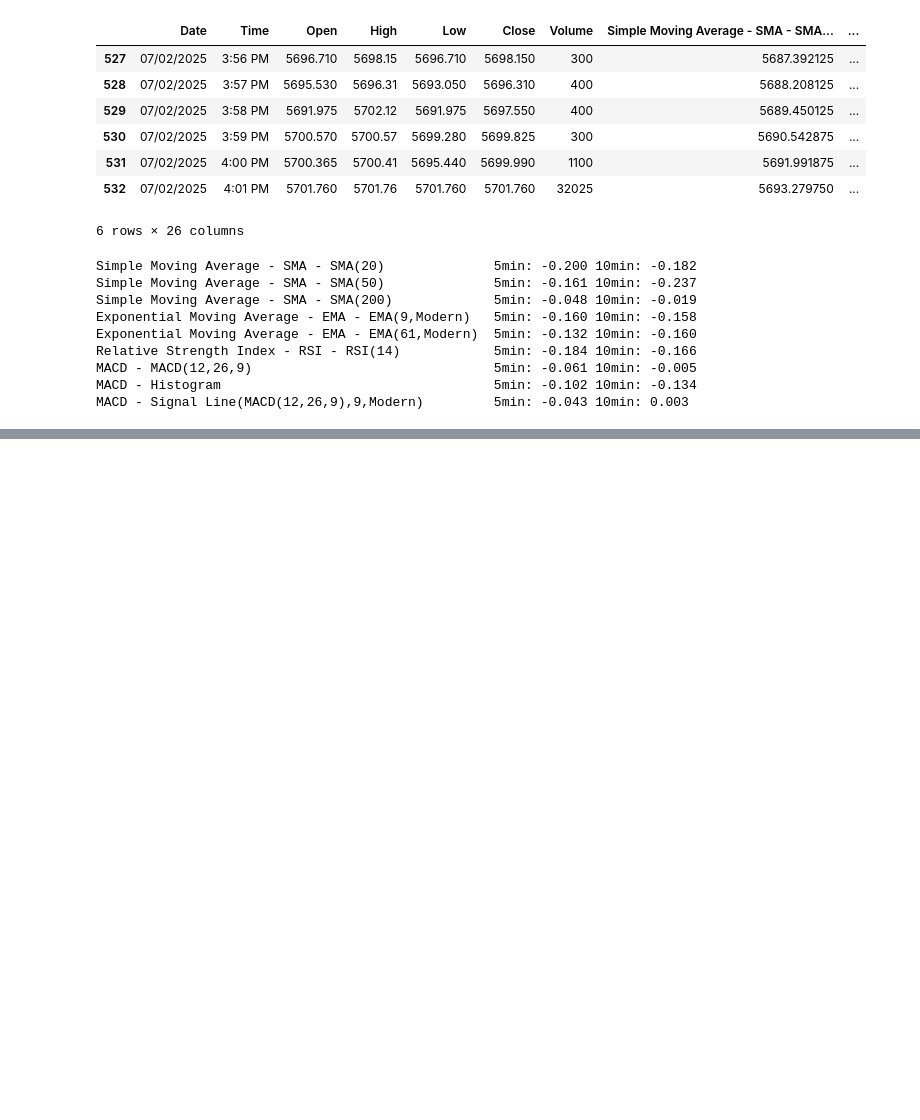
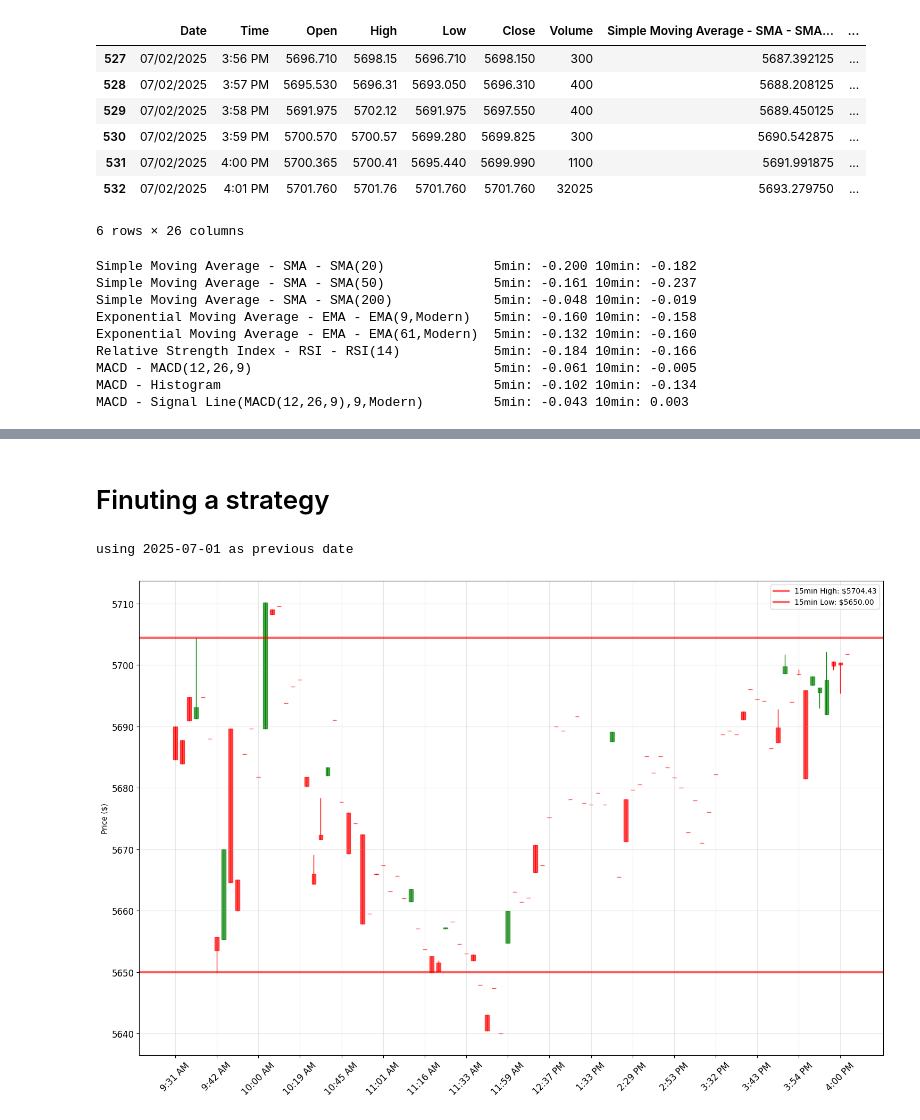
Before and after one commit to seafoodfry/ml-workspace, a Jupyter notebook: gpu-sandbox/quantitative-finance/002-phase-1-feature-discovery.ipynb, the cells around one changed output, grey strips where cells are left out. Drawn from its saved outputs; the diff is of its cells as text; code cells hidden in the pictures; blank space fills up the shorter version.

Commit message:
[finance] Visualizing some more data
Signed-off-by: seafoodfry <99568361+seafoodfry@users.noreply.github.com>

```diff
--- a/gpu-sandbox/quantitative-finance/002-phase-1-feature-discovery.ipynb
+++ b/gpu-sandbox/quantitative-finance/002-phase-1-feature-discovery.ipynb
@@ -188,7 +193,8 @@ indicators = [
     'Simple Moving Average - SMA - SMA(200)',
     'Exponential Moving Average - EMA - EMA(9,Modern)',
     'Exponential Moving Average - EMA - EMA(61,Modern)',
-    'Relative Strength Index - RSI - RSI(14)', 'MACD - MACD(12,26,9)',
+    'Relative Strength Index - RSI - RSI(14)',
+    'MACD - MACD(12,26,9)',
     'MACD - Histogram', 'MACD - Signal Line(MACD(12,26,9),9,Modern)'
 ]
 
@@ -209,0 +345,22 @@ MACD - Signal Line(MACD(12,26,9),9,Modern)         5min: -0.043 10min: 0.003
+# %%
+df = create_leading_features(df)
+df = create_regime_features(df)
+
+
+# Now test correlations with your new features.
+new_features = [
+    'price_accel_3',
+    'price_accel_5',
+    'breakout_high',
+    'breakout_low',
+    'buy_pressure',
+    'sell_pressure',
+    'high_vol_period',
+    'momentum_aligned',
+]
+
+for feature in new_features:
+    if feature in df.columns:
+        corr_5min = df[feature].corr(df['direction_5min'])
+        corr_10min = df[feature].corr(df['direction_10min'])
+        print(f"{feature:<25} 5min: {corr_5min:>6.3f} 10min: {corr_10min:>6.3f}")
@@ -209,0 +409,2 @@ MACD - Signal Line(MACD(12,26,9),9,Modern)         5min: -0.043 10min: 0.003
+# %% [markdown]
+# Finuting a strategy
@@ -209,0 +466,3 @@ MACD - Signal Line(MACD(12,26,9),9,Modern)         5min: -0.043 10min: 0.003
+# %%
+df = find_optimal_conditions(df)
+df = backtest_spread_strategy(df)
@@ -209,0 +567,5 @@ MACD - Signal Line(MACD(12,26,9),9,Modern)         5min: -0.043 10min: 0.003
+# %%
+plot_spread_analysis(df, datetime.date(2025, 7, 2))
+# %% [output]
+using 2025-07-01 as previous date
+[figure, added]
```
Also changed, not shown: parts of 14 cells of this notebook.
